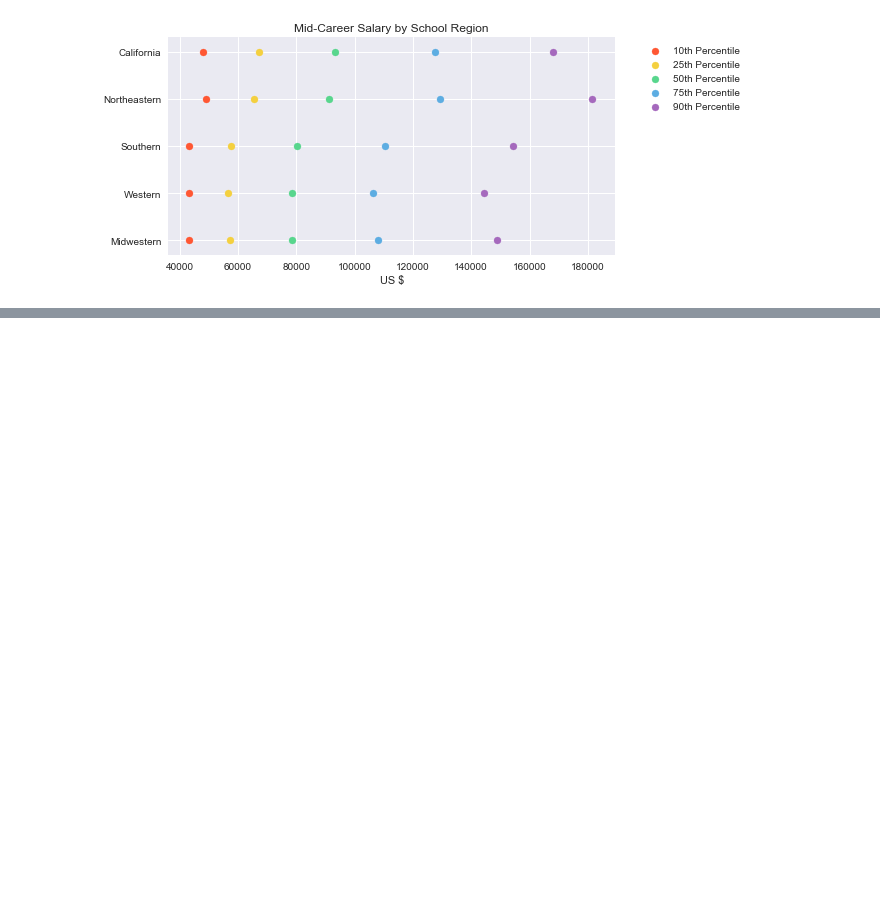
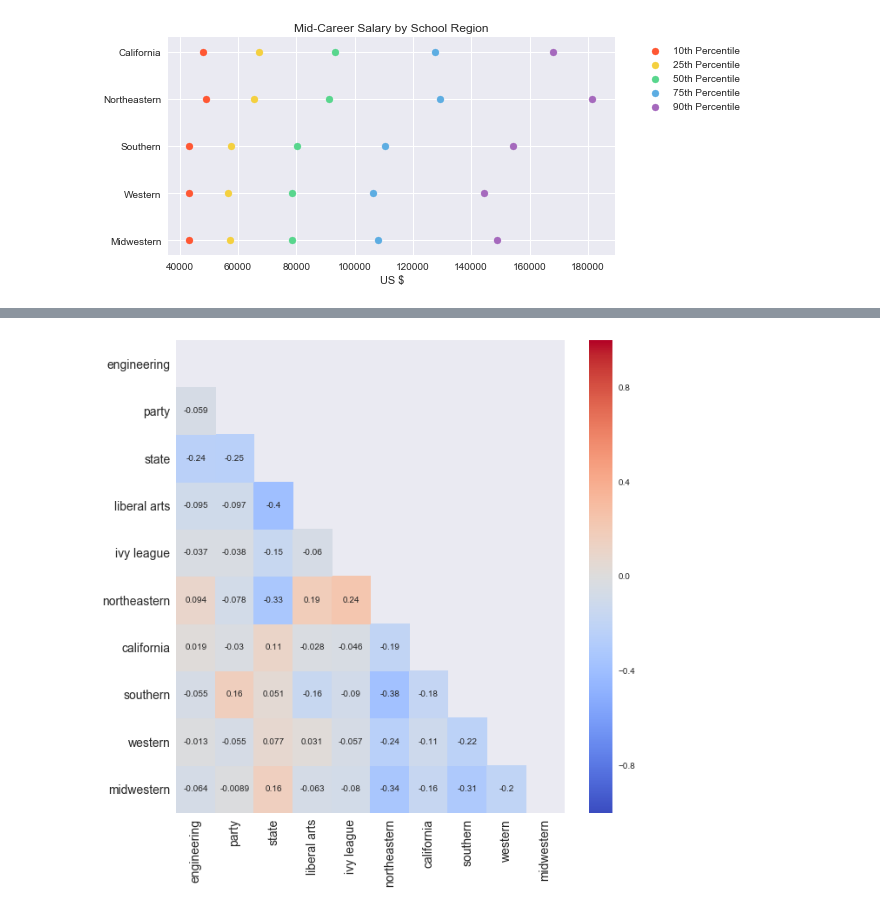
Before and after one commit to yang-official/experiments, a Jupyter notebook: college/college.ipynb, the cells around one changed output, grey strips where cells are left out. Drawn from its saved outputs; the diff is of its cells as text; code cells hidden in the pictures; blank space fills up the shorter version.

Commit message:
updated graphs

```diff
--- a/college/college.ipynb
+++ b/college/college.ipynb
@@ -549,3 +549,6 @@ plt.legend(loc='upper right', bbox_to_anchor=(1.3,1))
 plt.show()
 # %% [output]
 [figure]
+# %%
+srt = schools[['name','typ','region']]
+srt.head()
@@ -551,0 +571,17 @@ plt.show()
+# %%
+srt['engineering'] = srt['typ'].map(lambda x: 1 if x == 'Engineering' else 0)
+srt['party'] = srt['typ'].map(lambda x: 1 if x == 'Party' else 0)
+srt['state'] = srt['typ'].map(lambda x: 1 if x == 'State' else 0)
+srt['liberal arts'] = srt['typ'].map(lambda x: 1 if x == 'Liberal Arts' else 0)
+srt['ivy league'] = srt['typ'].map(lambda x: 1 if x == 'Ivy League' else 0)
+
+srt['northeastern'] = srt['region'].map(lambda x: 1 if x == 'Northeastern' else 0)
+srt['california'] = srt['region'].map(lambda x: 1 if x == 'California' else 0)
+srt['southern'] = srt['region'].map(lambda x: 1 if x == 'Southern' else 0)
+srt['western'] = srt['region'].map(lambda x: 1 if x == 'Western' else 0)
+srt['midwestern'] = srt['region'].map(lambda x: 1 if x == 'Midwestern' else 0)
+
+del srt['region']
+del srt['typ']
+
+srt.head()
@@ -551,0 +612,14 @@ plt.show()
+# %%
+def heatm(df):
+    corrs = df.corr()
+    fig, ax = plt.subplots(figsize=(10,10))
+    mask = np.zeros_like(corrs, dtype=np.bool)
+    mask[np.triu_indices_from(mask)] = True
+    ax = sns.heatmap(corrs, mask=mask, cmap="coolwarm", annot=True)
+    ax.set_xticklabels(ax.xaxis.get_ticklabels(), fontsize=14, rotation=90)
+    ax.set_yticklabels(ax.yaxis.get_ticklabels(), fontsize=14, rotation=0)
+    plt.show()
+# %%
+heatm(srt)
+# %% [output]
+[figure, added]
```
Also changed, not shown: parts of 4 cells of this notebook.
